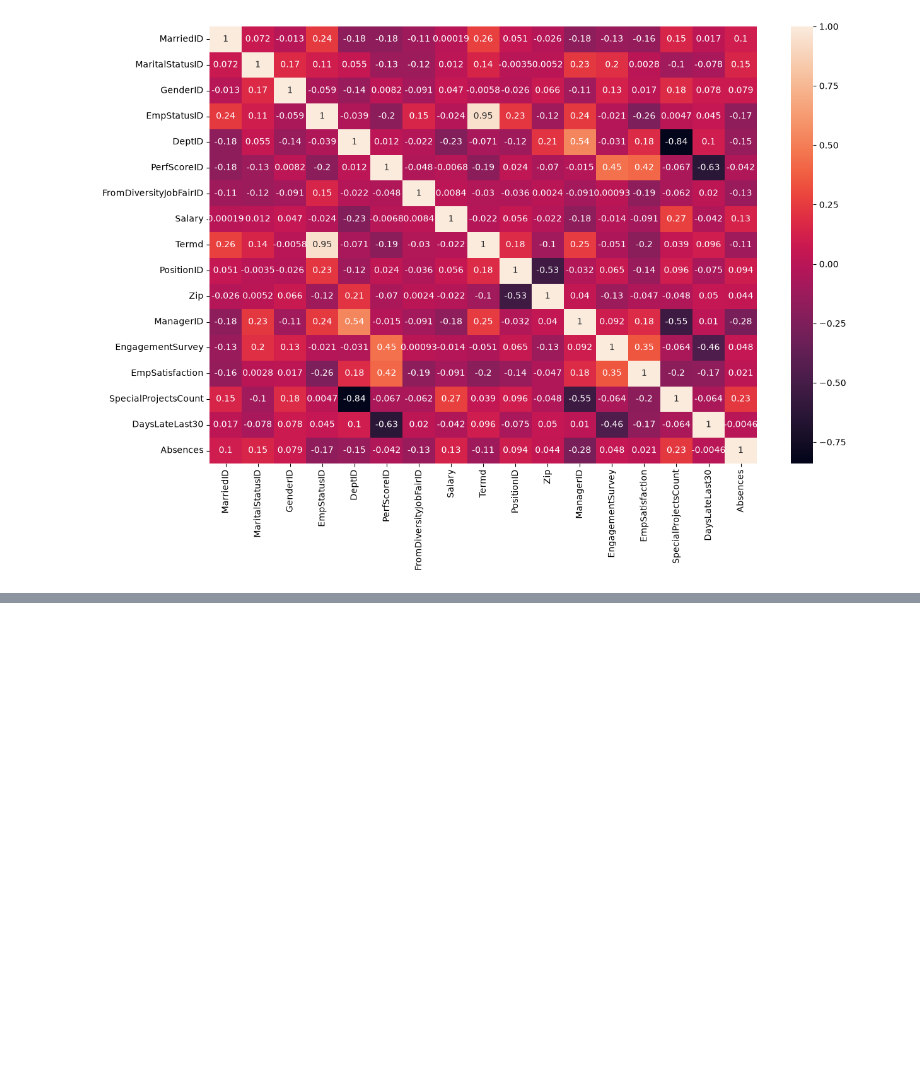
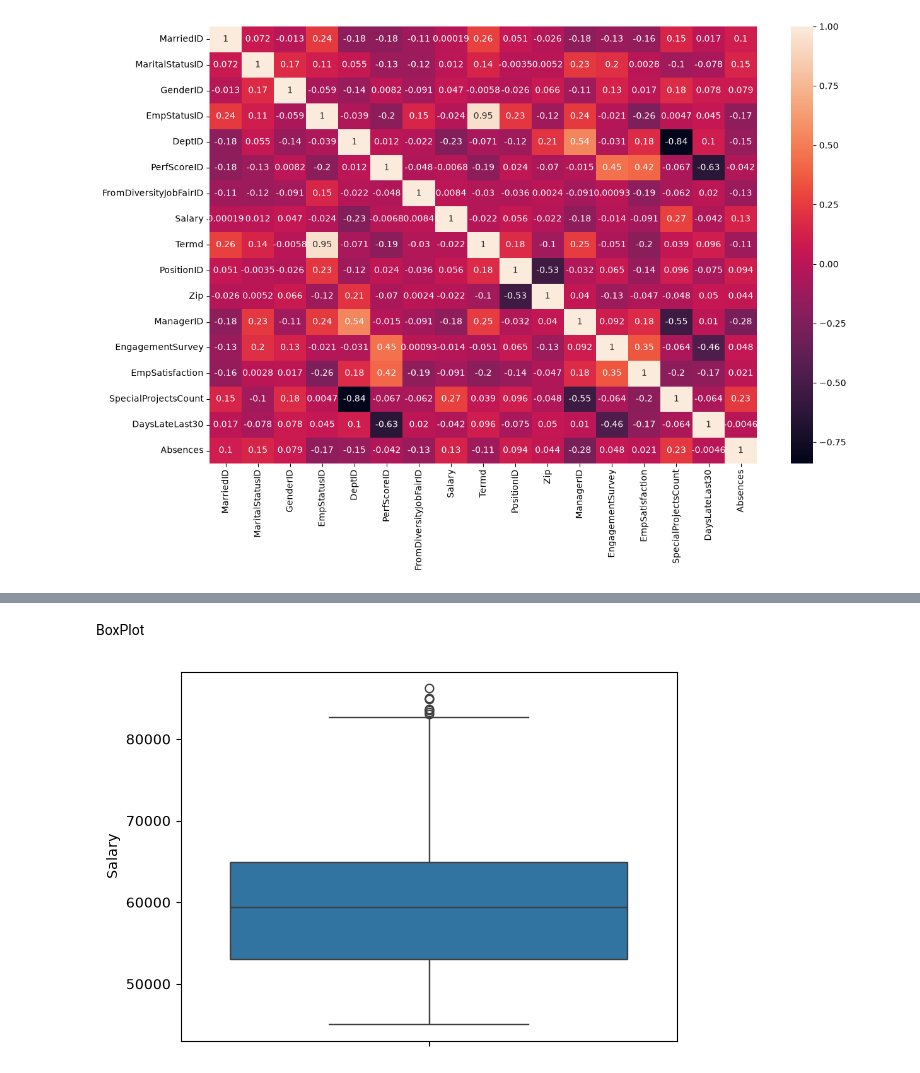
Before and after one commit to BIDUR2062/Data-Science, a Jupyter notebook: visualization.ipynb, the cells around one changed output, grey strips where cells are left out. Saved outputs shown, nothing was run; the diff lists cells and outputs as text; code cells hidden in the pictures; blank space fills up the shorter version.

```diff
--- a/visualization.ipynb
+++ b/visualization.ipynb
@@ -190,0 +220,2 @@ sns.heatmap(corr_data, annot=True)
+# %% [markdown]
+BoxPlot
@@ -190,0 +228,6 @@ sns.heatmap(corr_data, annot=True)
+# %%
+filter_salary=df[df['Salary']<87000]
+sns.boxplot(filter_salary['Salary'])
+plt.show()
+# %% [output]
+[figure, added]
```
Also changed, not shown: parts of 15 cells of this notebook.
